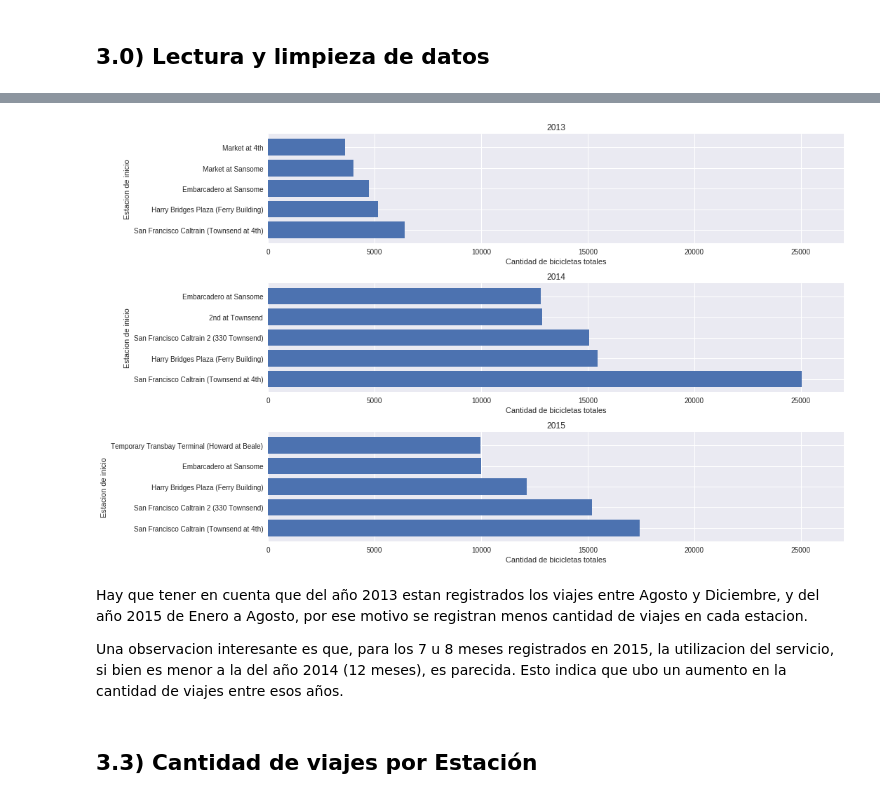
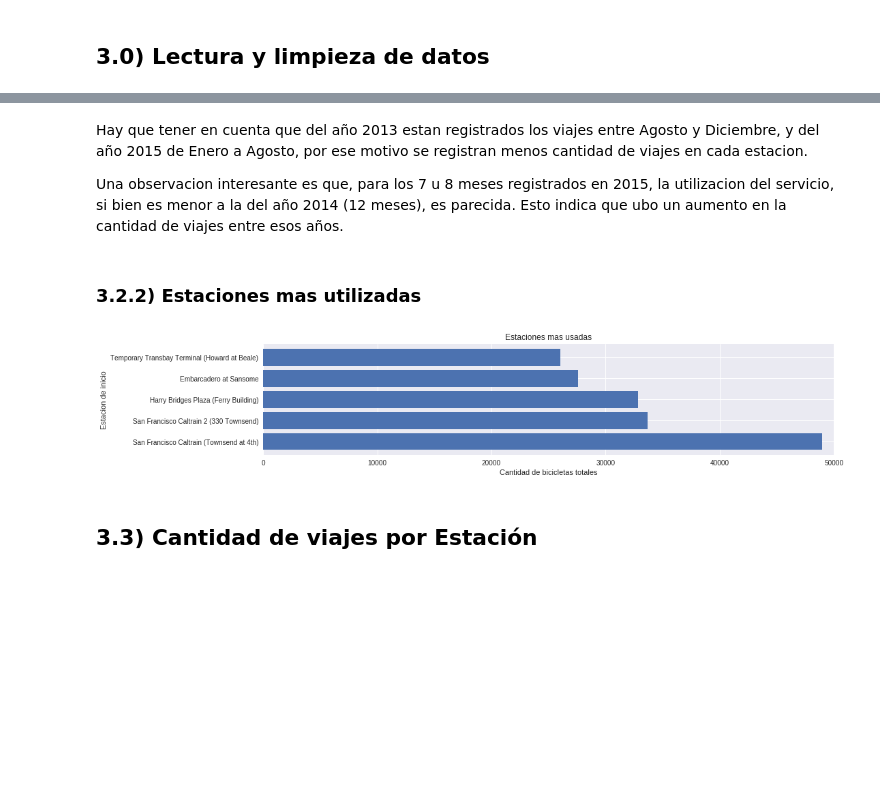
Before and after one commit to frisjon/tp1, a Jupyter notebook: notebooks/visu_viajes.ipynb, the cells around one changed output, grey strips where cells are left out. Drawn from its saved outputs; the diff is of its cells as text; code cells hidden in the pictures; blank space fills up the shorter version.

```diff
--- a/notebooks/visu_viajes.ipynb
+++ b/notebooks/visu_viajes.ipynb
@@ -81,24 +100,24 @@ for i in range(len(viajes_por_anio)):
-# %%
-plt.figure(figsize=(15, 9))
-
-for i in range(len(viajes_por_anio)):
-    ax = plt.subplot(311 + i);
-    ax.set_xlim([0, 25500])
-    plt.title('Estaciones mas usadas en ' + anios[i]);
-    plt.xlabel('Cantidad de bicicletas totales');
-    plt.ylabel('Estacion de inicio');
-    ax.barh([c for c in range(5)],
-            [c for c in viajes_por_anio[i][:5].values],
-            tick_label=[c for c in viajes_por_anio[i][:5].index.values])
-    plt.savefig('../img/estaciones_mas_usadas_en_' + anios[i] + '.png')
-
-plt.tight_layout()
-# %% [output]
-[figure, removed]
 # %% [markdown]
 Hay que tener en cuenta que del año 2013 estan registrados los viajes entre Agosto y Diciembre, y del año 2015 de Enero a Agosto, por ese motivo se registran menos cantidad de viajes en cada estacion.
 
 Una observacion interesante es que, para los 7 u 8 meses registrados en 2015, la utilizacion del servicio, si bien es menor a la del año 2014 (12 meses), es parecida. Esto indica que ubo un aumento en la cantidad de viajes entre esos años.
+# %% [markdown]
+### 3.2.2) Estaciones mas utilizadas
+# %%
+trips_13_15 = trips.groupby('ss_name')['id'].count().sort_values(ascending=False)
+
+plt.figure(figsize=(15, 3));
+ax = plt.subplot();
+ax.set_xlim([0, 50000]);
+plt.title('Estaciones mas usadas');
+plt.xlabel('Cantidad de bicicletas totales');
+plt.ylabel('Estacion de inicio');
+ax.barh([j for j in range(5)],
+        [c for c in trips_13_15[:5].values],
+        tick_label=[c for c in trips_13_15[:5].index.values]);
+plt.savefig('../img/estaciones_mas_usadas.png');
+# %% [output]
+[figure, added]
 # %% [markdown]
 ## 3.3) Cantidad de viajes por Estación
 # %%
```
Also changed, not shown: parts of 21 cells of this notebook.
